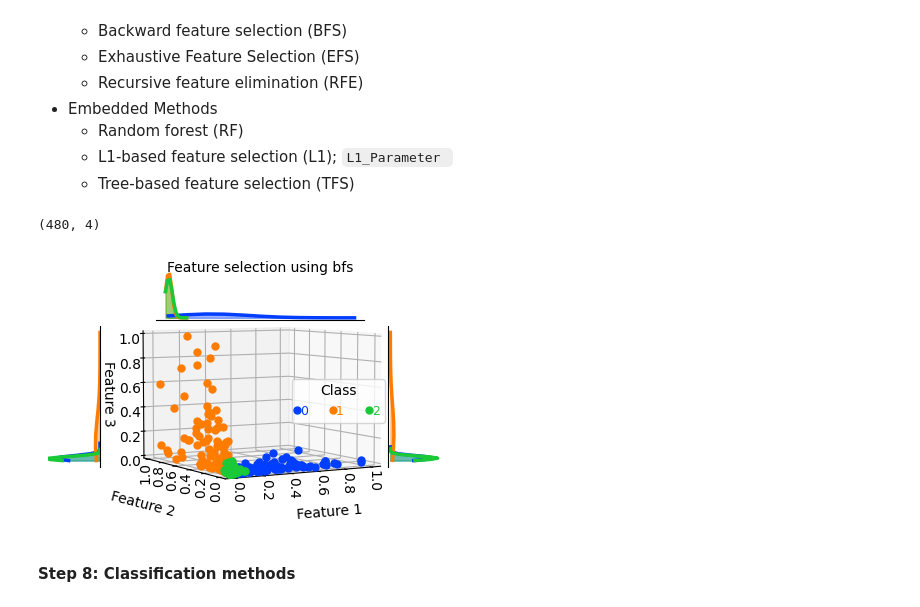
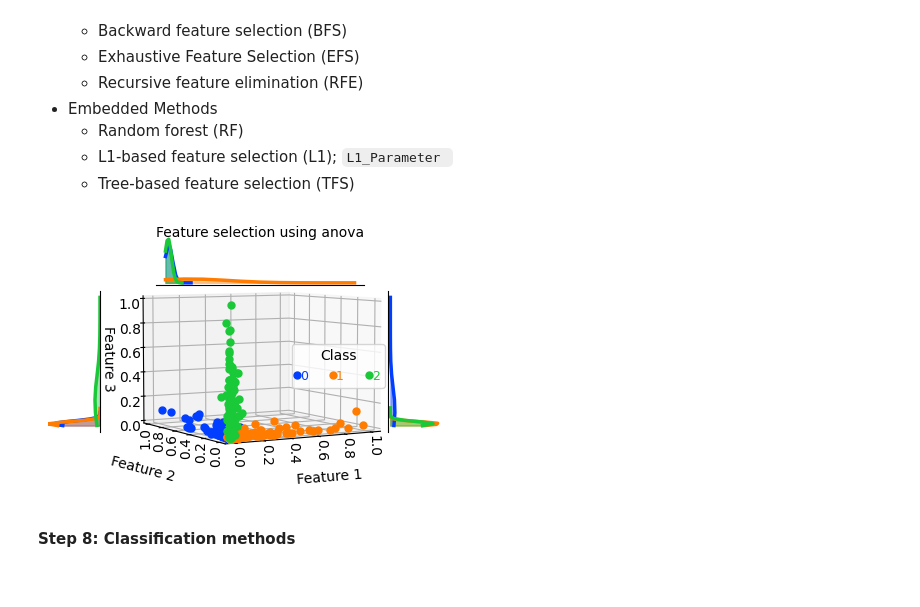
Before and after one commit to RezaSaadatyar/SSVEP-based-EEG-signal-processing, a Jupyter notebook: Code/Python/SSVEP.ipynb, the cells around one changed output. Drawn from its saved outputs; the diff is of its cells as text; code cells hidden in the pictures.

```diff
--- a/Code/Python/SSVEP.ipynb
+++ b/Code/Python/SSVEP.ipynb
@@ -615,17 +614,16 @@ Plot_features.plot_features(features_extraction, labels, title, location_legend=
   - Tree-based feature selection (TFS)
 # %%
 num_features = 4
-n_neighbors_MI = 5
-L1_Parameter = 0.1
-threshold_var = 0.001
-type_feature_selection = "bfs"     # var, anova, mi, ufs, rfe, rf, l1fs, tfs, fs, ffs, bfs
+n_neighbors_MI = 5                 # Number of neighbors to consider for mutual information calculation.
+L1_Parameter = 0.1                 # Parameter value for L1 regularization.
+threshold_var = 0.001              # The threshold used for variance thresholding.
+type_feature_selection = "anova"   # var, anova, mi, ufs, rfe, rf, l1fs, tfs, fs, ffs, bfs
 title = f"Feature selection using {type_feature_selection}"
 
 features = Feature_selections.feature_selecions(features_extraction, labels, num_features,threshold_var,
                                                          n_neighbors_MI, L1_Parameter, type_feature_selection)
 Plot_features.plot_features(features, labels, title, location_legend=5, fig_size=(4, 3))
 # %% [output]
-(480, 4)
-[figure, old version]
+[figure, new version]
 # %% [markdown]
 **Step 8: Classification methods**
```
Also changed, not shown: parts of 16 cells of this notebook.
